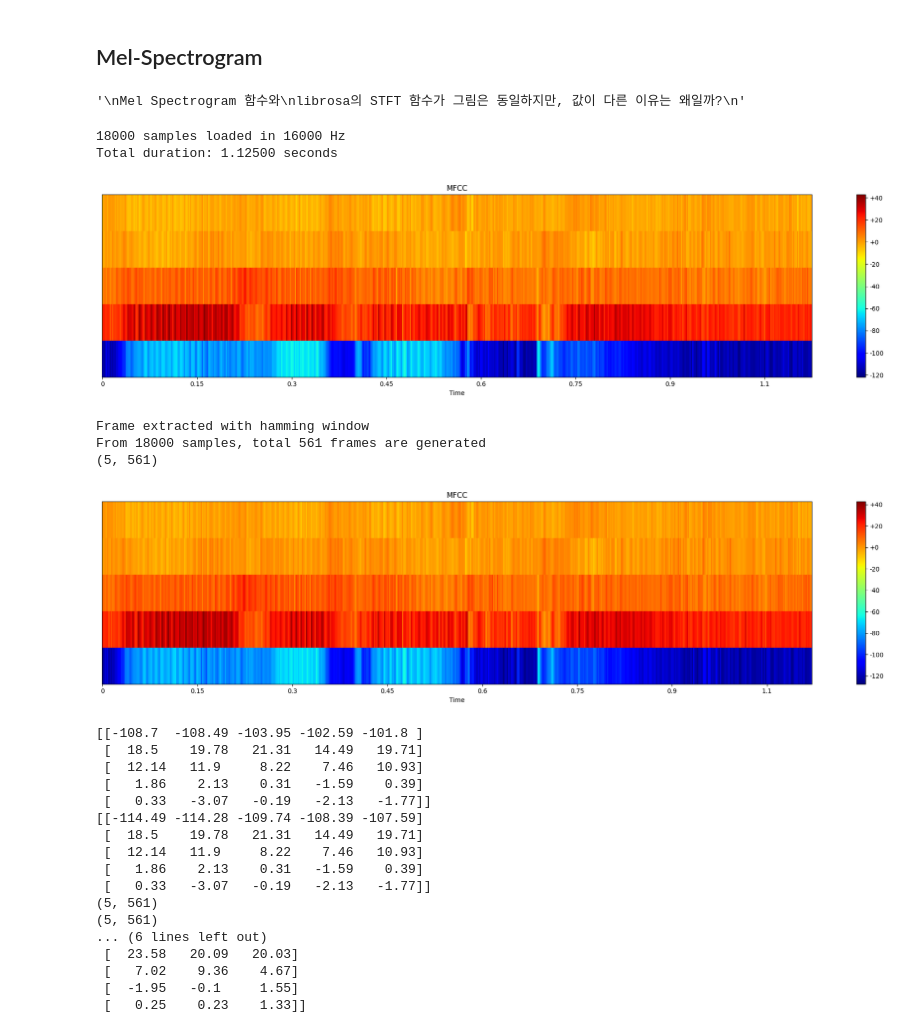
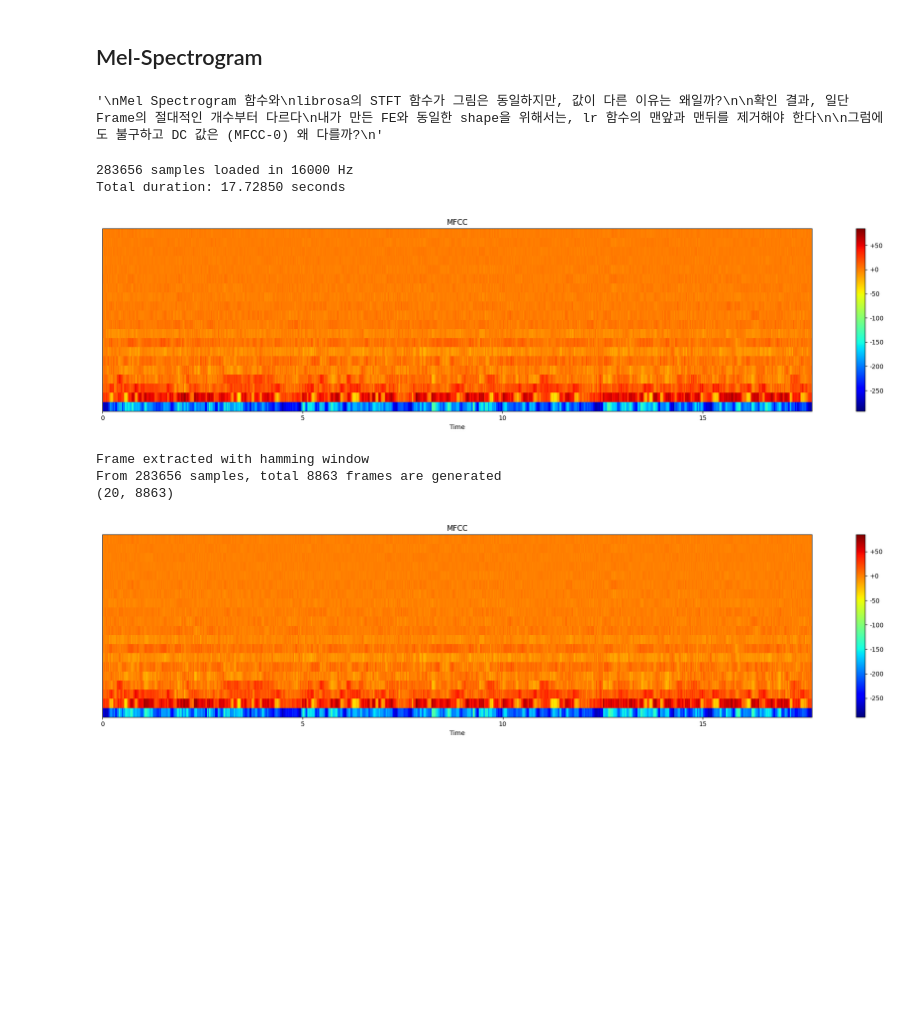
Before and after one commit to woongzip1/SpeechInterface, a Jupyter notebook: project_2.ipynb, the cells around one changed output. Drawn from its saved outputs; the diff is of its cells as text; code cells hidden in the pictures; blank space fills up the shorter version.

```diff
--- a/project_2.ipynb
+++ b/project_2.ipynb
@@ -138,8 +138,8 @@ def Spectrogram(y, sr, win_len, hop_len, win_type="hamming", n_fft=1024, dbscale
 ## Spectrogram
 """ Plot Narrowband and Wideband Spectrogram """
 
-# path = "speech_16kHz.wav"
-path = "../SATEST-main/SATEST-main/yonseicrop.wav"
+path = "speech_16kHz.wav"
+# path = "../SATEST-main/SATEST-main/yonseicrop.wav"
 y, sr = AudioRead(path, plotopt=False)
 
 ## WideBand : 4ms window
@@ -204,7 +204,7 @@ def MelSpectrogram(y, sr, win_len, hop_len, win_type="hamming", n_fft=2048, fbnu
     return melspec
 # %%
 """ MFCC Using librosa Functions """
-def myMFCC(y, sr, win_len, hop_len, win_type="hamming", n_fft=2048, fbnum=80, plotopt=True):
+def MFCC(y, sr, win_len, hop_len, win_type="hamming", n_fft=2048, fbnum=80, plotopt=True):
     # Mel Spectrogram
     # Extract Frames and Compute the STFT
     # Instead of manually extracting frames and applying STFT,
@@ -231,7 +231,7 @@ def myMFCC(y, sr, win_len, hop_len, win_type="hamming", n_fft=2048, fbnum=80, pl
     return mfcc
 
 """ MFCC Using Custom Functions """
-def myMFCC2(y, sr, win_len, hop_len, win_type="hamming", n_fft=2048, fbnum=80, plotopt=True):
+def myMFCC(y, sr, win_len, hop_len, win_type="hamming", n_fft=2048, fbnum=80, plotopt=True):
     # Mel Spectrogram
     # Extract Frames and Compute the STFT
 
@@ -265,55 +265,38 @@ librosa의 STFT 함수가 그림은 동일하지만, 값이 다른 이유는 왜
 그럼에도 불구하고 DC 값은 (MFCC-0) 왜 다를까?
 """
 # %% [output]
-'\nMel Spectrogram 함수와\nlibrosa의 STFT 함수가 그림은 동일하지만, 값이 다른 이유는 왜일까?\n'
+'\nMel Spectrogram 함수와\nlibrosa의 STFT 함수가 그림은 동일하지만, 값이 다른 이유는 왜일까?\n\n확인 결과, 일단 Frame의 절대적인 개수부터 다르다\n내가 만든 FE와 동일한 shape을 위해서는, lr 함수의 맨앞과 맨뒤를 제거해야 한다\n\n그럼에도 불구하고 DC 값은 (MFCC-0) 왜 다를까?\n'
 # %%
 """ Plotting MFCCs """
 y, sr = AudioRead(path, plotopt=False)
 
 ## WideBand : 4ms window
 ## NarrowBand : 32ms window
 win_time = 0.004
 win_len = int(win_time * sr)
 hop_len = win_len//2
-t = myMFCC(y, sr, win_len, hop_len, win_type="hamming", n_fft=2048, fbnum=5, plotopt=True)
-t2 = myMFCC2(y, sr, win_len, hop_len, win_type="hamming", n_fft=2048, fbnum=5, plotopt=True)
+t = MFCC(y, sr, win_len, hop_len, win_type="hamming", n_fft=2048, fbnum=20, plotopt=True)
+t2 = myMFCC(y, sr, win_len, hop_len, win_type="hamming", n_fft=2048, fbnum=20, plotopt=True)
 
 
-np.set_printoptions(precision=2, suppress=True)
-## 내가 만든 FE와 동일하기 위해서는, 맨앞과 맨뒤의 frame을 제거해야 동일하다
-## 그럼에도 DCT의 DC term (MFCC-0) 값은 다르다
-t = t[:,1:-1]
-print(t[:,10:15])
-print(t2[:,10:15])
-print(t.shape)
-print(t2.shape)
-print(t[:,:3])
-print(t2[:,:3])
+# np.set_printoptions(precision=2, suppress=True)
+# ## 내가 만든 FE와 동일하기 위해서는, 맨앞과 맨뒤의 frame을 제거해야 동일하다
+# ## 그럼에도 DCT의 DC term (MFCC-0) 값은 다르다
+# t = t[:,1:-1]
+# print(t[:,10:15])
+# print(t2[:,10:15])
+# print(t.shape)
+# print(t2.shape)
+# print(t[:,:3])
+# print(t2[:,:3])
 # %% [output]
-18000 samples loaded in 16000 Hz
-Total duration: 1.12500 seconds
+283656 samples loaded in 16000 Hz
+Total duration: 17.72850 seconds
-[figure, old version]
+[figure, new version]
 Frame extracted with hamming window
-From 18000 samples, total 561 frames are generated
-(5, 561)
+From 283656 samples, total 8863 frames are generated
+(20, 8863)
-[figure, old version]
+[figure, new version]
-[[-108.7  -108.49 -103.95 -102.59 -101.8 ]
- [  18.5    19.78   21.31   14.49   19.71]
- [  12.14   11.9     8.22    7.46   10.93]
- [   1.86    2.13    0.31   -1.59    0.39]
- [   0.33   -3.07   -0.19   -2.13   -1.77]]
-[[-114.49 -114.28 -109.74 -108.39 -107.59]
- [  18.5    19.78   21.31   14.49   19.71]
- [  12.14   11.9     8.22    7.46   10.93]
- [   1.86    2.13    0.31   -1.59    0.39]
- [   0.33   -3.07   -0.19   -2.13   -1.77]]
-(5, 561)
-(5, 561)
-... (6 lines left out)
- [  23.58   20.09   20.03]
- [   7.02    9.36    4.67]
- [  -1.95   -0.1     1.55]
- [   0.25    0.23    1.33]]
 # %%
 wide_specgram = Spectrogram(y, sr, win_len, hop_len, dbscale=True, n_fft=2048, yscale='log', plotopt=True,title="Spec")
 mel = MelSpectrogram(y, sr, win_len, hop_len, win_type="hamming", n_fft=2048, fbnum=128,title="MelSpec")
```
Also changed, not shown: parts of 4 cells of this notebook.
